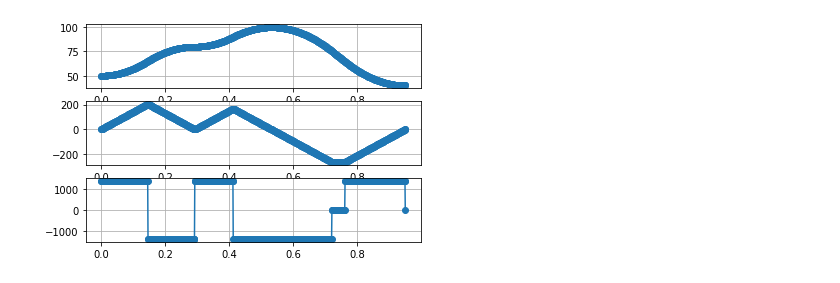
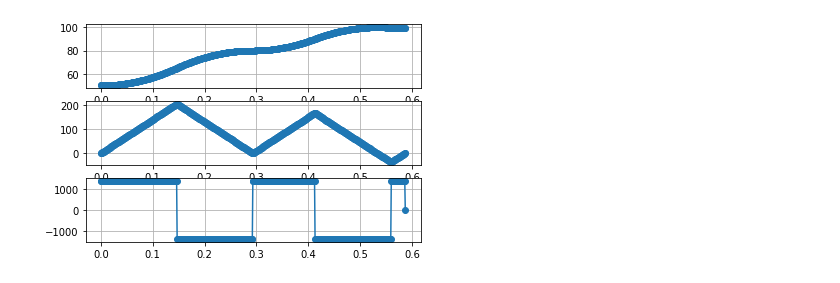
Before and after one commit to szmlb/tvpp, a Jupyter notebook: tvpp_notebook.ipynb, the cells around one changed output. Cells and saved outputs as stored; diff of their text form; code cells hidden in the pictures.

```diff
--- a/tvpp_notebook.ipynb
+++ b/tvpp_notebook.ipynb
@@ -85,26 +192,26 @@ plt.show()
 # %%
-# example 3: single-axis multi-motion TVPP
+# example 3.1: single-axis multi-motion TVPP
 q0 = 50.0 * DEG2RAD
 q1 = 80.0 * DEG2RAD
 q2 = 100.0 * DEG2RAD
-qn = 40.0 * DEG2RAD # check direction change
+qn = 99.0 * DEG2RAD
 
 waypoints = [q0, q1, q2, qn]
 tdata, qdata, vdata, adata = _tvpp.getSingleAxisMultiMotionProfile(0, waypoints)
 qdata = np.array(qdata) / DEG2RAD
 vdata = np.array(vdata) / DEG2RAD
 adata = np.array(adata) / DEG2RAD
 
 plt.figure()
 plt.subplot(3, 1, 1)
 plt.plot(tdata, qdata, '-o')
 plt.grid()
 plt.subplot(3, 1, 2)
 plt.plot(tdata, vdata, '-o')
 plt.grid()
 plt.subplot(3, 1, 3)
 plt.plot(tdata, adata, '-o')
 plt.grid()
 plt.show()
 # %% [output]
-[figure, old version]
+[figure, new version]
```
Also changed, not shown: parts of 7 cells of this notebook.
